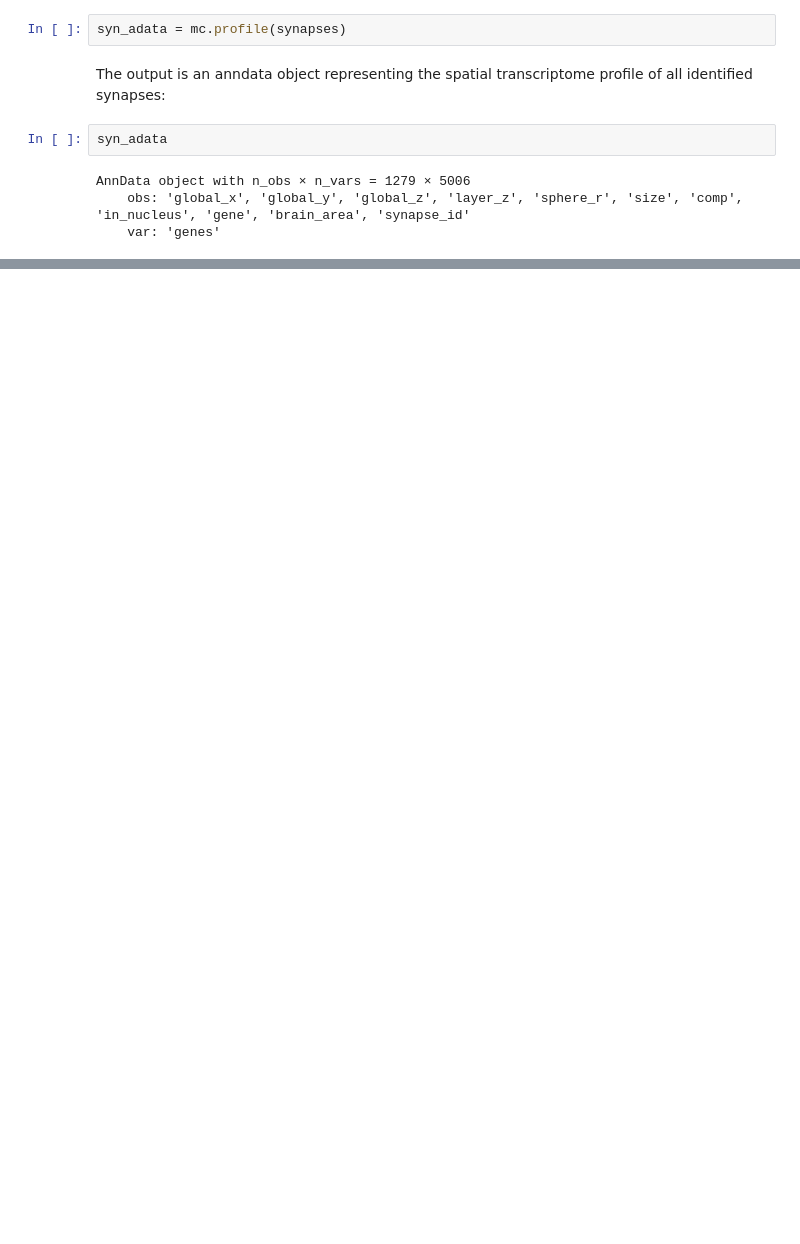
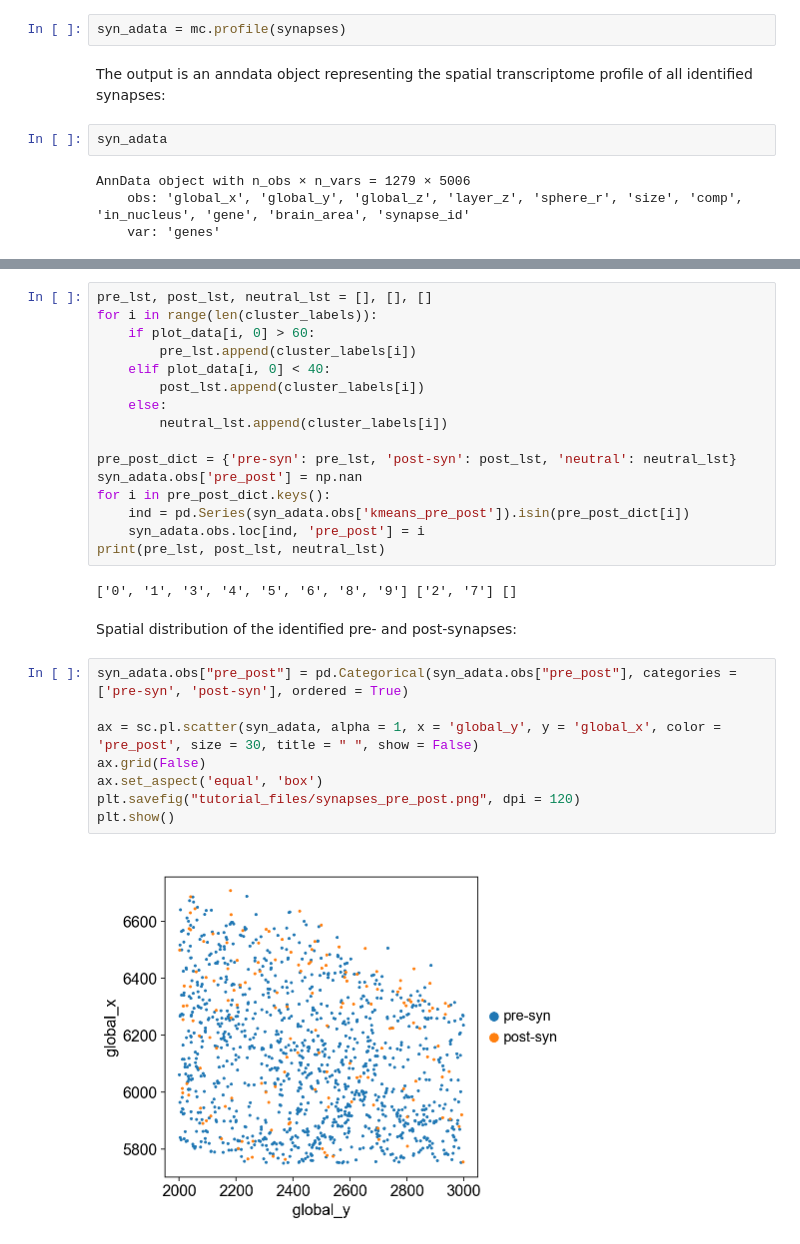
Before and after one commit to chen-yang-yuan/mcDETECT, a Jupyter notebook: tutorial/tutorial.ipynb, the cells around one changed output, grey strips where cells are left out. Cells and saved outputs as stored; diff of their text form; blank space fills up the shorter version.

```diff
--- a/tutorial/tutorial.ipynb
+++ b/tutorial/tutorial.ipynb
@@ -289,0 +367,30 @@ AnnData object with n_obs × n_vars = 1279 × 5006
+# %%
+pre_lst, post_lst, neutral_lst = [], [], []
+for i in range(len(cluster_labels)):
+    if plot_data[i, 0] > 60:
+        pre_lst.append(cluster_labels[i])
+    elif plot_data[i, 0] < 40:
+        post_lst.append(cluster_labels[i])
+    else:
+        neutral_lst.append(cluster_labels[i])
+
+pre_post_dict = {'pre-syn': pre_lst, 'post-syn': post_lst, 'neutral': neutral_lst}
+syn_adata.obs['pre_post'] = np.nan
+for i in pre_post_dict.keys():
+    ind = pd.Series(syn_adata.obs['kmeans_pre_post']).isin(pre_post_dict[i])
+    syn_adata.obs.loc[ind, 'pre_post'] = i
+print(pre_lst, post_lst, neutral_lst)
+# %% [output]
+['0', '1', '3', '4', '5', '6', '8', '9'] ['2', '7'] []
+# %% [markdown]
+Spatial distribution of the identified pre- and post-synapses:
+# %%
+syn_adata.obs["pre_post"] = pd.Categorical(syn_adata.obs["pre_post"], categories = ['pre-syn', 'post-syn'], ordered = True)
+
+ax = sc.pl.scatter(syn_adata, alpha = 1, x = 'global_y', y = 'global_x', color = 'pre_post', size = 30, title = " ", show = False)
+ax.grid(False)
+ax.set_aspect('equal', 'box')
+plt.savefig("tutorial_files/synapses_pre_post.png", dpi = 120)
+plt.show()
+# %% [output]
+[figure, added]
```
Also changed, not shown: parts of 10 cells of this notebook, 3 other files.
